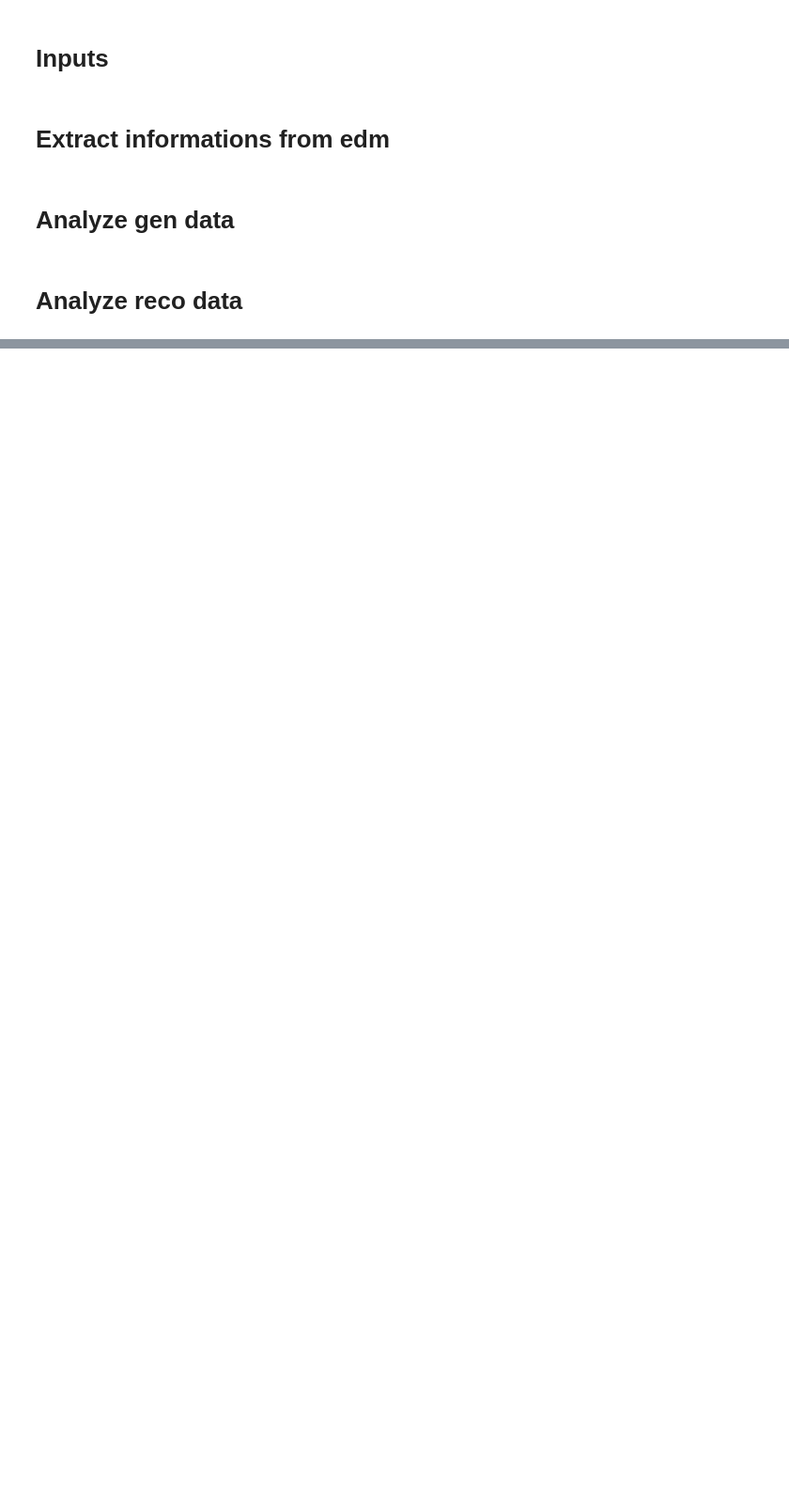
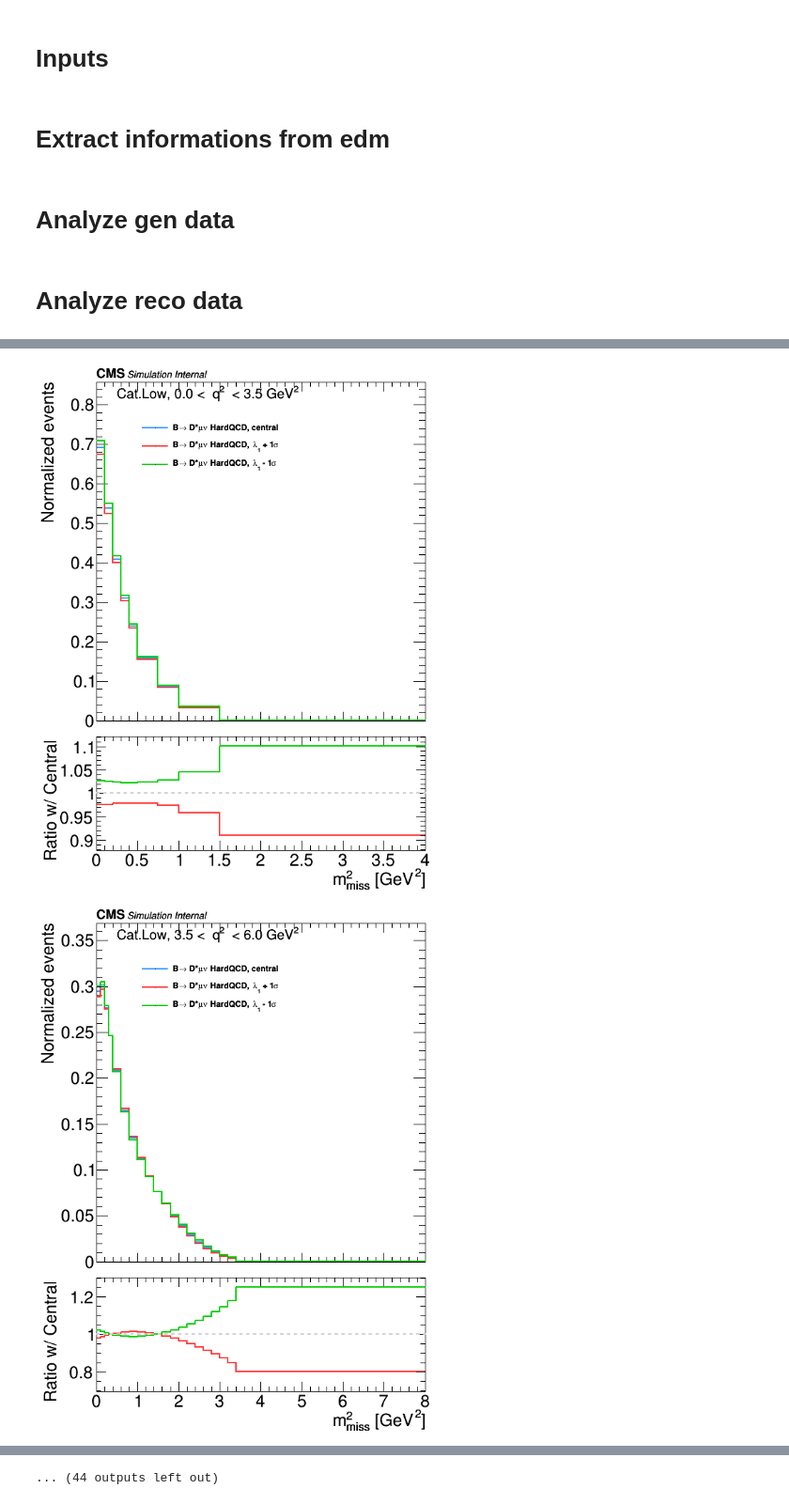
Before and after one commit to ocerri/BPH_RD_Analysis, a Jupyter notebook: plot_scripts/compare_HardQCDbbbar_SoftQCDall_pythiaProcess.ipynb, the cells around one changed output, grey strips where cells are left out. Shown at 94% size. Cells and saved outputs as stored; diff of their text form; code cells hidden in the pictures; blank space fills up the shorter version.

```diff
--- a/plot_scripts/compare_HardQCDbbbar_SoftQCDall_pythiaProcess.ipynb
+++ b/plot_scripts/compare_HardQCDbbbar_SoftQCDall_pythiaProcess.ipynb
@@ -320,0 +507,36 @@ dsSoft = pd.DataFrame(rtnp.root2array(ds['mu_SoftQCD'].skimmed_dir + '/{}_bare.r
+# %%
+canvasOut = []
+for shapeVar in range(1, len(calReader.betaVar)+1):
+    for var in ['M2_miss', 'Est_mu']:
+        for i_q2 in range(len(binning['q2'])-1):
+            q2_l = binning['q2'][i_q2]
+            q2_h = binning['q2'][i_q2 + 1]
+            q2_txt = '{:.1f} <  q^{{2}}  < {:.1f} GeV^{{2}}'.format(q2_l, q2_h)
+            selSoft = np.logical_and(dsSoft['q2'] > q2_l, dsSoft['q2'] <= q2_h)
+            selHard = np.logical_and(dsHard['q2'] > q2_l, dsHard['q2'] <= q2_h)
+
+            c = make_comp_plot_1D(
+                [
+                    [dsHard[var][selHard], 'B#rightarrow D*#mu#nu HardQCD, central'],
+                    [dsHard[var][selHard], 'B#rightarrow D*#mu#nu HardQCD, #lambda_{{{}}} + 1#sigma'.format(shapeVar)],
+                    [dsHard[var][selHard], 'B#rightarrow D*#mu#nu HardQCD, #lambda_{{{}}} - 1#sigma'.format(shapeVar)],
+                ],
+                weights=[weights[selHard],
+                         calReader.getWeights(shapeVar)[selHard],
+                         calReader.getWeights(-shapeVar)[selHard]],
+                scale_histo = 3*[1./selHard.shape[0]],
+                hTags = ['Central'] + 2*['h'],
+                binning=binning[var][i_q2],
+                setLog='', miny=1e-6,
+                axis_title = [xAx_title.get(var, var), 'Normalized events'],
+                leg_loc=[0.25, 0.7, 0.35, 0.15],
+                tag=category +'_'+str(shapeVar)+'_'+ var+'_q2bin'+str(i_q2),
+                ratioPlots=True, showError=False
+            )
+            txt.DrawLatexNDC(0.2, 0.92, 'Cat.' + category.capitalize() + ', ' + q2_txt)
+
+            c.SaveAs(webDir + category + 'oneShot'+str(shapeVar)+'_' + var + '_q2bin'+str(i_q2) + '.png')
+            canvasOut.append(c)
+# %% [output]
+[figure, added]
+[figure, added]
@@ -320,0 +553 @@ dsSoft = pd.DataFrame(rtnp.root2array(ds['mu_SoftQCD'].skimmed_dir + '/{}_bare.r
+... (44 outputs left out)
```
Also changed, not shown: parts of 24 cells of this notebook, 22 other files.
